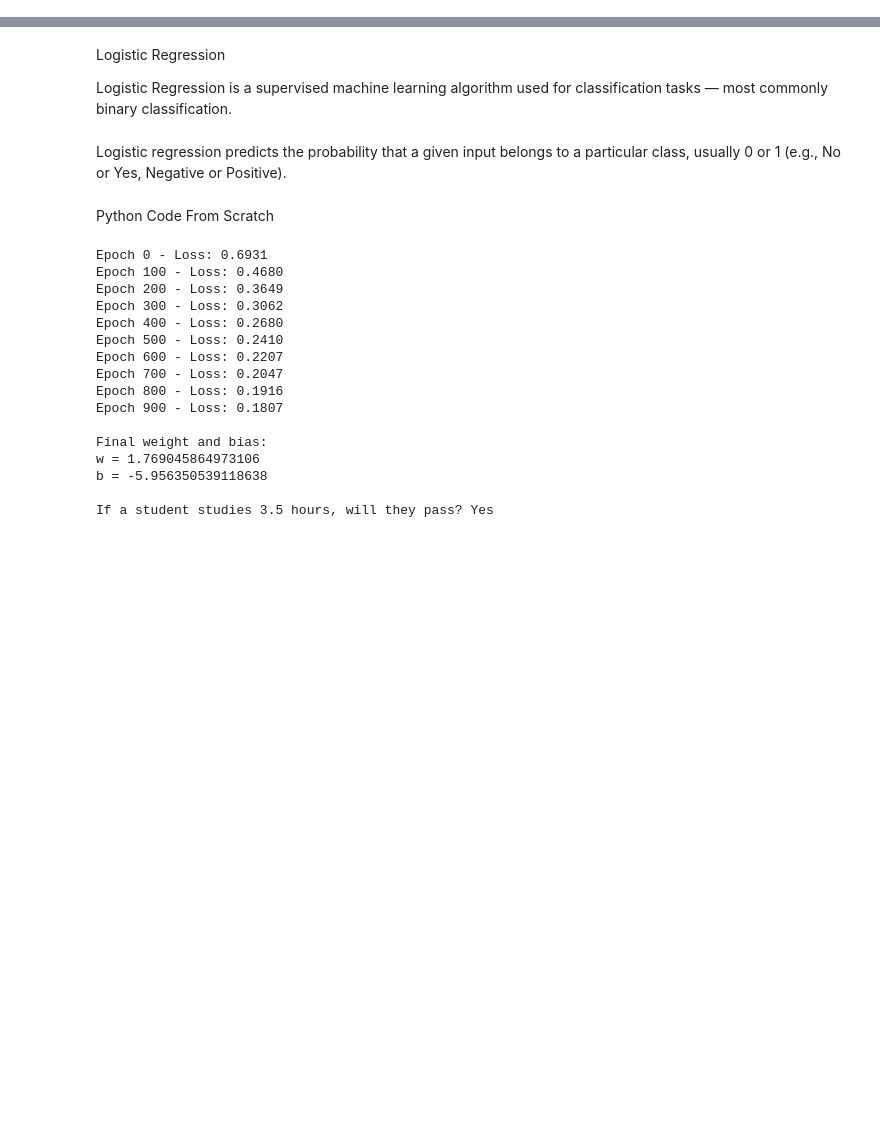
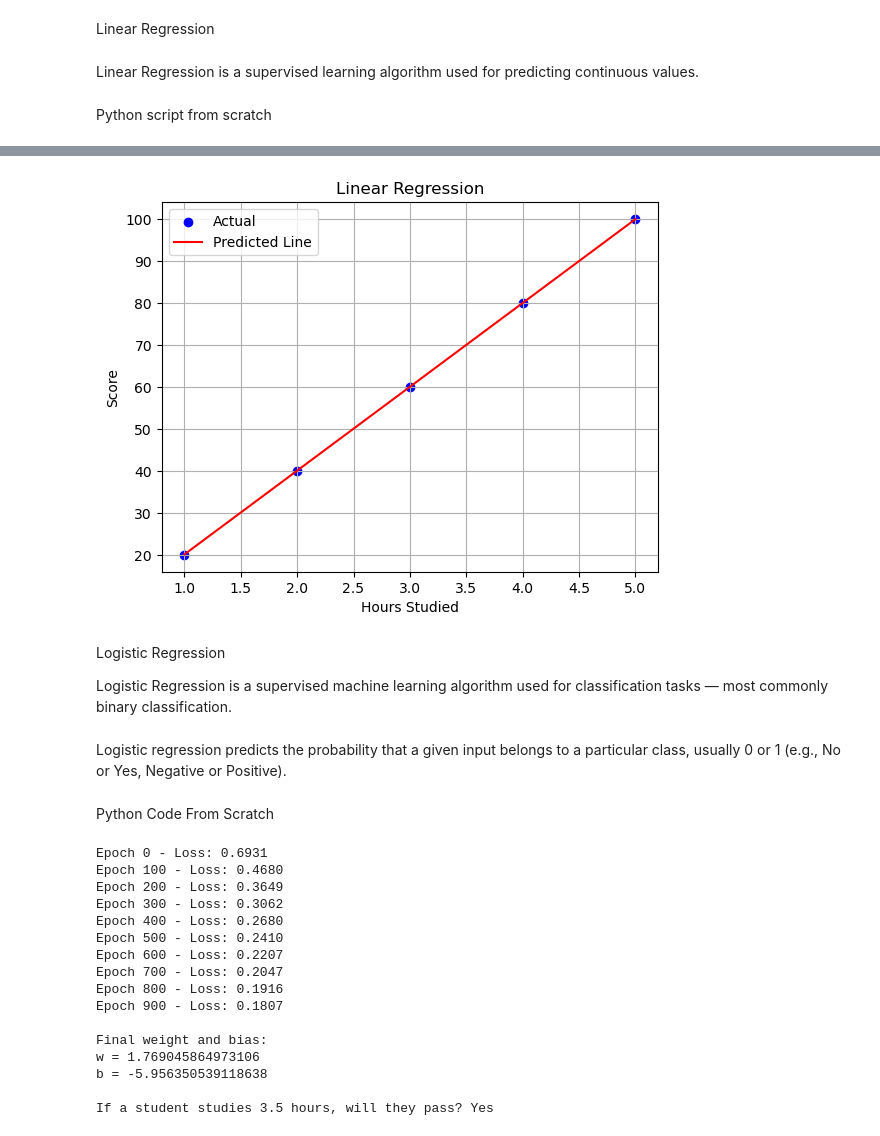
Before and after one commit to sophiyageorge/Machine-Learning, a Jupyter notebook: Machine Learning/Untitled.ipynb, the cells around one changed output, grey strips where cells are left out. Drawn from its saved outputs; the diff is of its cells as text; code cells hidden in the pictures; blank space fills up the shorter version.

Commit message:
linear regression

```diff
--- a/Machine Learning/Untitled.ipynb
+++ b/Machine Learning/Untitled.ipynb
@@ -0,0 +1,55 @@
+# %% [markdown]
+Linear Regression
+# %% [markdown]
+Linear Regression is a supervised learning algorithm used for predicting continuous values.
+# %% [markdown]
+Python script from scratch
+# %%
+import numpy as np
+import matplotlib.pyplot as plt
+
+# 1. Data
+X = np.array([1, 2, 3, 4, 5])    # Hours studied
+Y = np.array([20, 40, 60, 80, 100])  # Scores
+
+# 2. Initialize parameters
+w = 0.0
+b = 0.0
+
+# 3. Hyperparameters
+learning_rate = 0.01
+epochs = 1000
+m = len(X)  # number of samples
+
+# 4. Training loop
+for epoch in range(epochs):
+    Y_pred = w * X + b  # prediction
+
+    # Compute loss (Mean Squared Error)
+    loss = np.mean((Y - Y_pred) ** 2)
+
+    # Compute gradients
+    dw = (-2/m) * np.dot(X, (Y - Y_pred))
+    db = (-2/m) * np.sum(Y - Y_pred)
+
+    # Update parameters
+    w = w - learning_rate * dw
+    b = b - learning_rate * db
+
+    # Print loss every 100 steps
+    if epoch % 100 == 0:
+        print(f"Epoch {epoch}: Loss = {loss:.2f}")
+
+# 5. Final parameters
+print(f"\nTrained w = {w:.2f}, b = {b:.2f}")
+
+# 6. Plot
+plt.scatter(X, Y, color='blue', label='Actual')
+plt.plot(X, w * X + b, color='red', label='Predicted Line')
+plt.xlabel("Hours Studied")
+plt.ylabel("Score")
+plt.title("Linear Regression")
+plt.legend()
+plt.grid(True)
+plt.show()
+# %% [output]
@@ -1,3 +68,4 @@
+[figure, added]
 # %% [markdown]
  Logistic Regression
 
```
Also changed, not shown: parts of 2 cells of this notebook.
